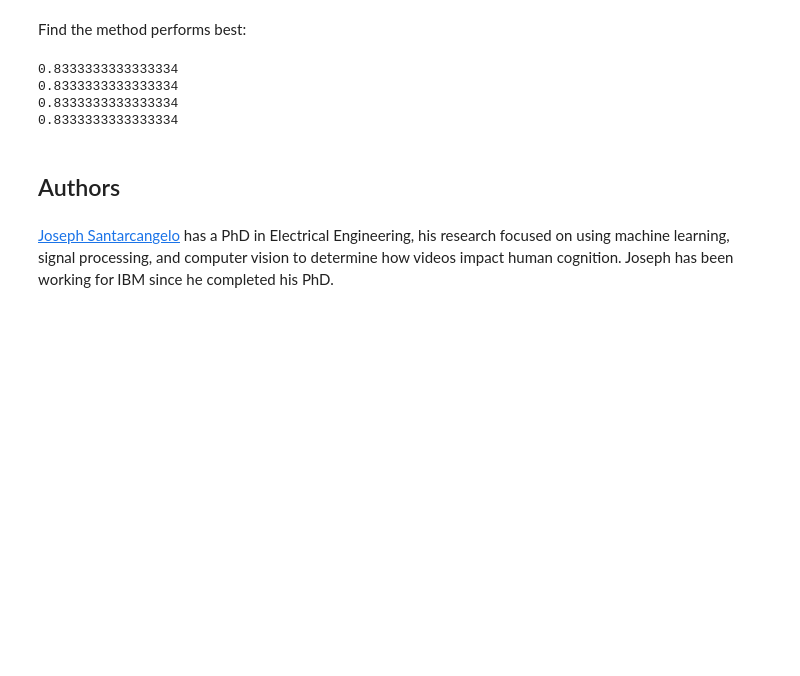
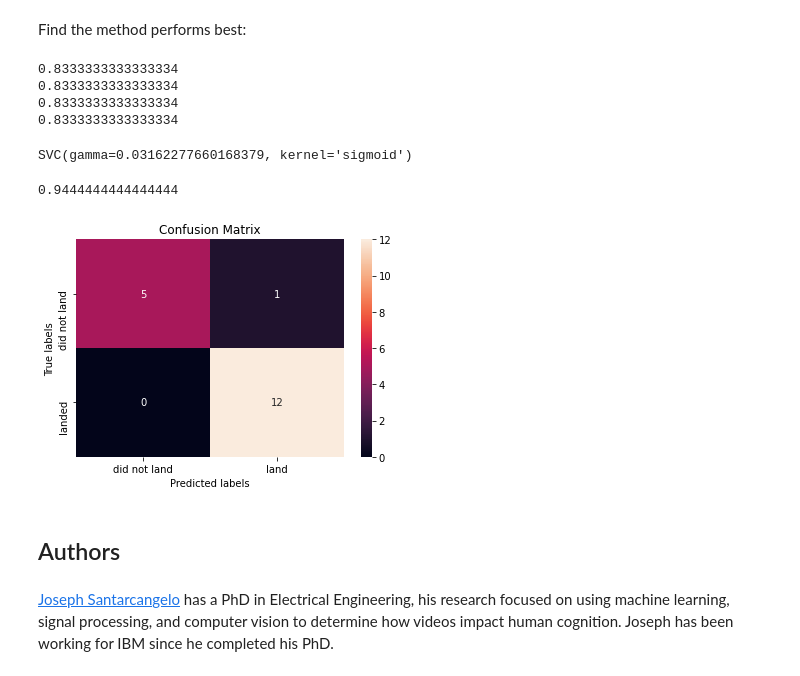
Before and after one commit to Ja-cob/IBM_capstone, a Jupyter notebook: SpaceX_Machine Learning Prediction_Part_5.ipynb, the cells around one changed output. Cells and saved outputs as stored; diff of their text form; code cells hidden in the pictures; blank space fills up the shorter version.

```diff
--- a/SpaceX_Machine Learning Prediction_Part_5.ipynb
+++ b/SpaceX_Machine Learning Prediction_Part_5.ipynb
@@ -78,11 +78,11 @@ def plot_confusion_matrix(y,y_predict):
 # %% [markdown]
 Load the data
 # %%
-data = pd.read_csv("https://cf-courses-data.s3.us.cloud-object-storage.appdomain.cloud/IBM-DS0321EN-SkillsNetwork/datasets/dataset_part_2.csv")
+#data = pd.read_csv("https://cf-courses-data.s3.us.cloud-object-storage.appdomain.cloud/IBM-DS0321EN-SkillsNetwork/datasets/dataset_part_2.csv")
 
 # If you were unable to complete the previous lab correctly you can uncomment and load this csv
 
-# data = pd.read_csv('https://cf-courses-data.s3.us.cloud-object-storage.appdomain.cloud/IBMDeveloperSkillsNetwork-DS0701EN-SkillsNetwork/api/dataset_part_2.csv')
+data = pd.read_csv('https://cf-courses-data.s3.us.cloud-object-storage.appdomain.cloud/IBMDeveloperSkillsNetwork-DS0701EN-SkillsNetwork/api/dataset_part_2.csv')
 
 data.head()
 # %% [output]
@@ -93,11 +93,11 @@ data.head()
 | 3 | 4 | 2013-09-29 | Falcon 9 | 500.000000 | PO | VAFB SLC 4E | False Ocean | 1 | False | ... |
 | 4 | 5 | 2013-12-03 | Falcon 9 | 3170.000000 | GTO | CCAFS SLC 40 | None None | 1 | False | ... |
 # %%
-X = pd.read_csv('https://cf-courses-data.s3.us.cloud-object-storage.appdomain.cloud/IBM-DS0321EN-SkillsNetwork/datasets/dataset_part_3.csv')
+#X = pd.read_csv('https://cf-courses-data.s3.us.cloud-object-storage.appdomain.cloud/IBM-DS0321EN-SkillsNetwork/datasets/dataset_part_3.csv')
 
 # If you were unable to complete the previous lab correctly you can uncomment and load this csv
 
-# X = pd.read_csv('https://cf-courses-data.s3.us.cloud-object-storage.appdomain.cloud/IBMDeveloperSkillsNetwork-DS0701EN-SkillsNetwork/api/dataset_part_3.csv')
+X = pd.read_csv('https://cf-courses-data.s3.us.cloud-object-storage.appdomain.cloud/IBMDeveloperSkillsNetwork-DS0701EN-SkillsNetwork/api/dataset_part_3.csv')
 
 X.head(100)
 # %% [output]
@@ -365,6 +365,23 @@ print(logreg_best.score(X_test, Y_test))
 0.8333333333333334
 0.8333333333333334
 0.8333333333333334
+# %%
+svm_cv.best_estimator_
+# %% [output]
+SVC(gamma=0.03162277660168379, kernel='sigmoid')
+# %%
+from sklearn.ensemble import RandomForestClassifier
+
+model = RandomForestClassifier(n_jobs=-1, random_state=2)
+model.fit(X_train, Y_train)
+model.score(X_test, Y_test)
+# %% [output]
+0.9444444444444444
+# %%
+yhat = model.predict(X_test)
+plot_confusion_matrix(Y_test,yhat)
+# %% [output]
+[figure, added]
 # %% [markdown]
 ## Authors
 # %% [markdown]
```
Also changed, not shown: parts of 3 cells of this notebook.
